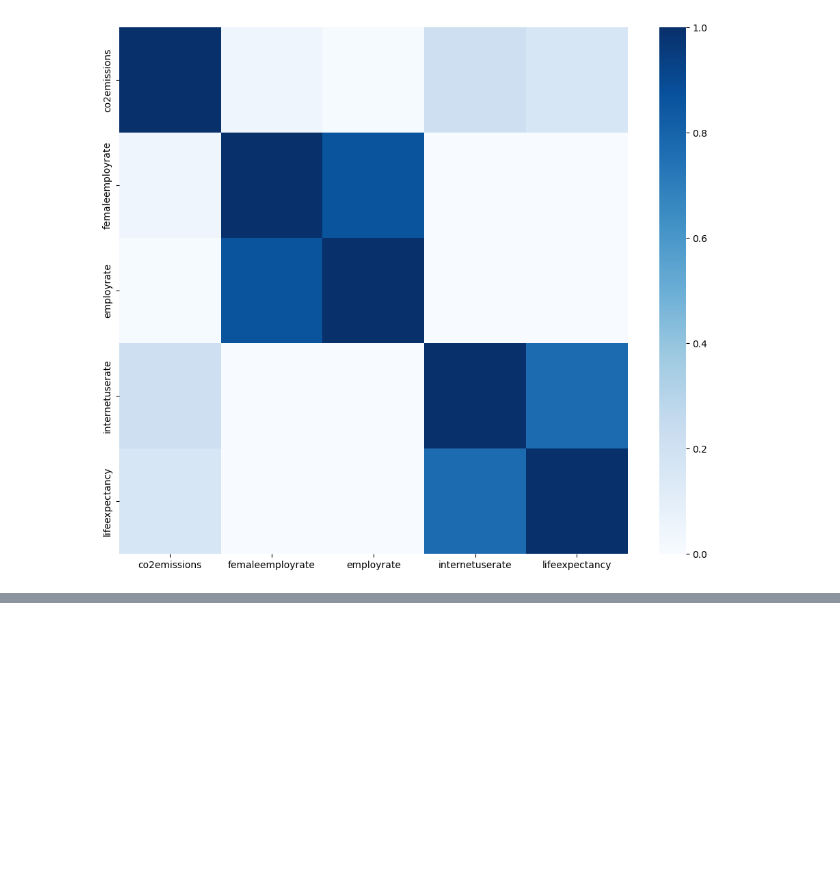
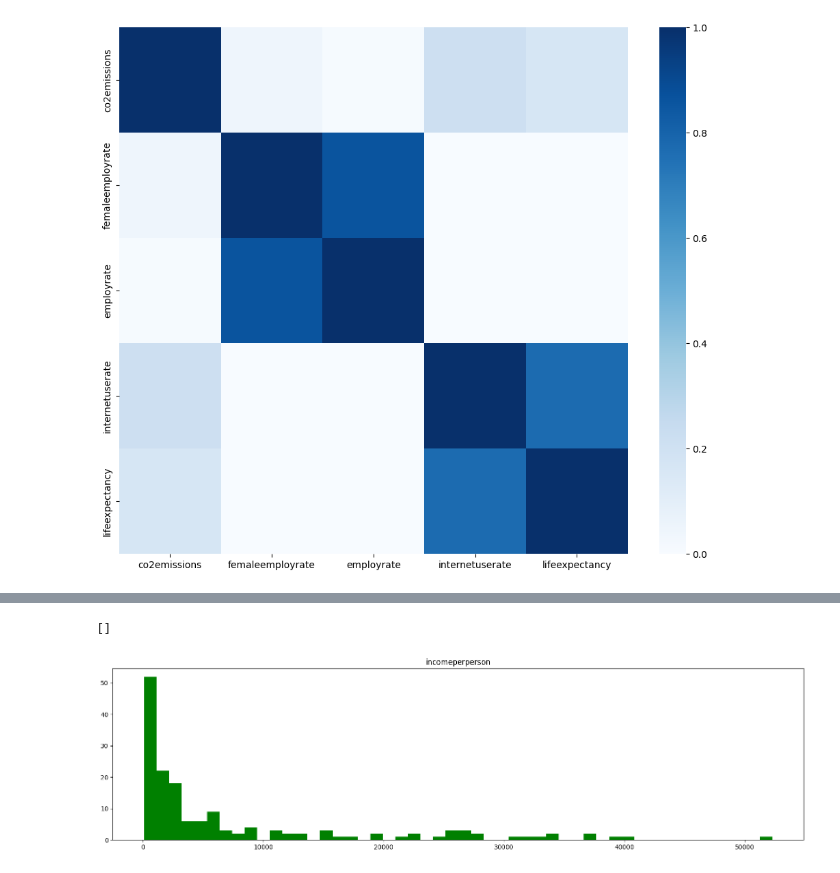
Before and after one commit to Jucavilav/CienciaD-taller2, a Jupyter notebook: Taller2.ipynb, the cells around one changed output, grey strips where cells are left out. Saved outputs shown, nothing was run; the diff lists cells and outputs as text; code cells hidden in the pictures; blank space fills up the shorter version.

```diff
--- a/Taller2.ipynb
+++ b/Taller2.ipynb
@@ -245,0 +257,13 @@ sns.heatmap(df_seleccionado[features].corr(), cmap="Blues", vmin=0, vmax=1)
+# %%
+# Cálculos para determinar en un umbral de valor atípico
+q1 = df_seleccionado["internetuserate"].quantile(0.25)
+q3 = df_seleccionado["internetuserate"].quantile(0.75)
+iqr = q3 - q1
+
+plt.figure(figsize=(20, 5))
+plt.hist(df_seleccionado.loc[df_seleccionado["internetuserate"] <= (q3 + 1.5 * iqr)]["incomeperperson"], bins=50, color='green')
+plt.title("incomeperperson")
+plt.plot()
+# %% [output]
+[]
+[figure, added]
```
Also changed, not shown: parts of 8 cells of this notebook.
